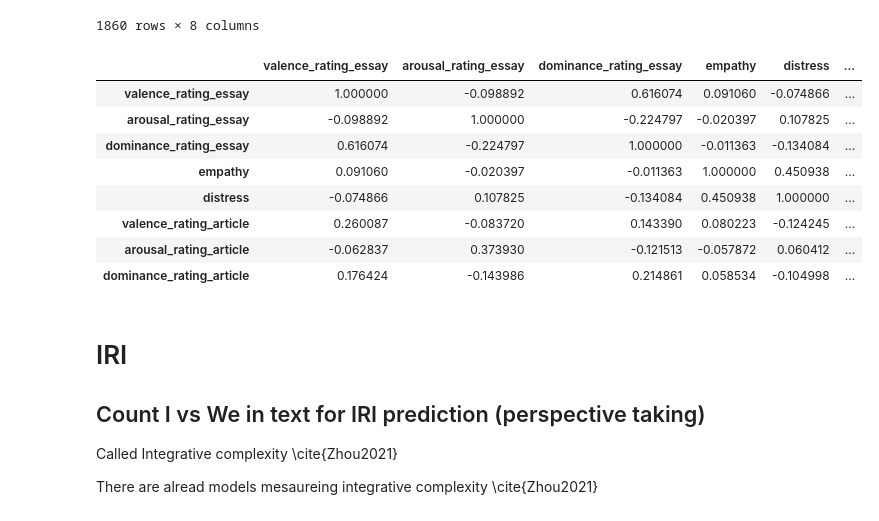
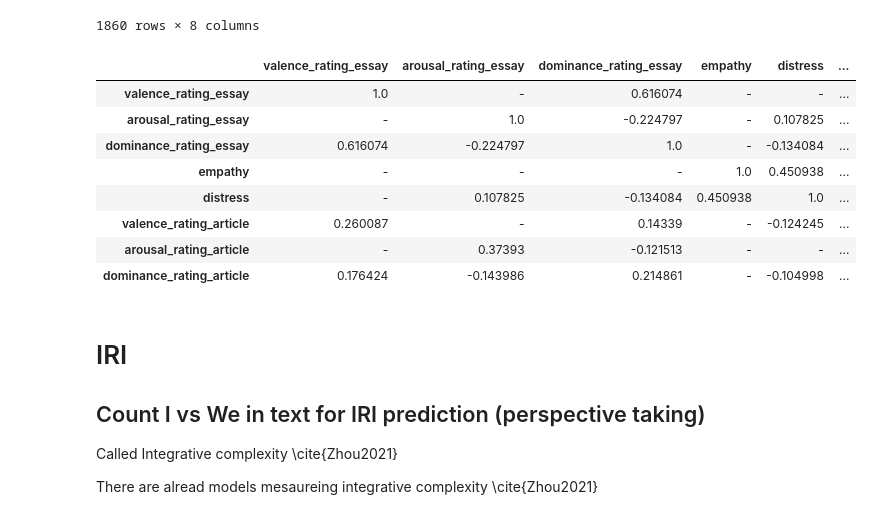
Before and after one commit to myrazma/2022_Masterthesis_Code, a Jupyter notebook: analysis/feature_development.ipynb, the cells around one changed output. Cells and saved outputs as stored; diff of their text form; code cells hidden in the pictures.

```diff
--- a/analysis/feature_development.ipynb
+++ b/analysis/feature_development.ipynb
@@ -31,7 +31,7 @@ stopwords_en = set(stopwords.words('english'))
 
 ### Empathy data set
 # %%
-data_train, features_dev, labels_dev = utils.load_data(data_root_folder)
+data_train, data_dev = utils.load_data(data_root_folder)
 articles = utils.load_articles()
 # %%
 # lower textual data
@@ -541,17 +632,17 @@ VAD_joined[['valence_rating_essay', 'arousal_rating_essay', 'dominance_rating_es
 1860 rows × 8 columns
 # %%
 corr_table = VAD_joined[['valence_rating_essay', 'arousal_rating_essay', 'dominance_rating_essay', 'empathy', 'distress', 'valence_rating_article', 'arousal_rating_article', 'dominance_rating_article']].corr()
-corr_table.where(np.abs(corr_table) >= 0, '-')
+corr_table.where(np.abs(corr_table) >= 0.1, '-')
 # %% [output]
 |  | valence_rating_essay | arousal_rating_essay | dominance_rating_essay | empathy | distress | ... |
-| valence_rating_essay | 1.000000 | -0.098892 | 0.616074 | 0.091060 | -0.074866 | ... |
-| arousal_rating_essay | -0.098892 | 1.000000 | -0.224797 | -0.020397 | 0.107825 | ... |
-| dominance_rating_essay | 0.616074 | -0.224797 | 1.000000 | -0.011363 | -0.134084 | ... |
-| empathy | 0.091060 | -0.020397 | -0.011363 | 1.000000 | 0.450938 | ... |
-| distress | -0.074866 | 0.107825 | -0.134084 | 0.450938 | 1.000000 | ... |
-| valence_rating_article | 0.260087 | -0.083720 | 0.143390 | 0.080223 | -0.124245 | ... |
-| arousal_rating_article | -0.062837 | 0.373930 | -0.121513 | -0.057872 | 0.060412 | ... |
-| dominance_rating_article | 0.176424 | -0.143986 | 0.214861 | 0.058534 | -0.104998 | ... |
+| valence_rating_essay | 1.0 | - | 0.616074 | - | - | ... |
+| arousal_rating_essay | - | 1.0 | -0.224797 | - | 0.107825 | ... |
+| dominance_rating_essay | 0.616074 | -0.224797 | 1.0 | - | -0.134084 | ... |
+| empathy | - | - | - | 1.0 | 0.450938 | ... |
+| distress | - | 0.107825 | -0.134084 | 0.450938 | 1.0 | ... |
+| valence_rating_article | 0.260087 | - | 0.14339 | - | -0.124245 | ... |
+| arousal_rating_article | - | 0.37393 | -0.121513 | - | - | ... |
+| dominance_rating_article | 0.176424 | -0.143986 | 0.214861 | - | -0.104998 | ... |
 # %% [markdown]
 # IRI
 ## Count I vs We in text for IRI prediction (perspective taking)
```
Also changed, not shown: parts of 11 cells of this notebook, 3 other files.
